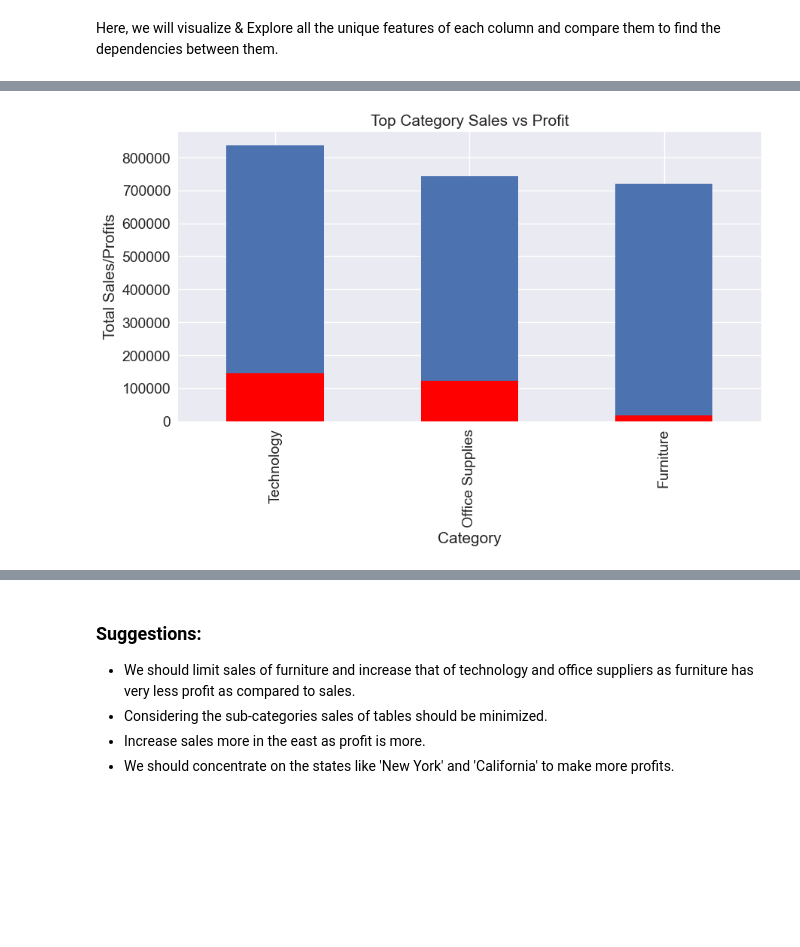
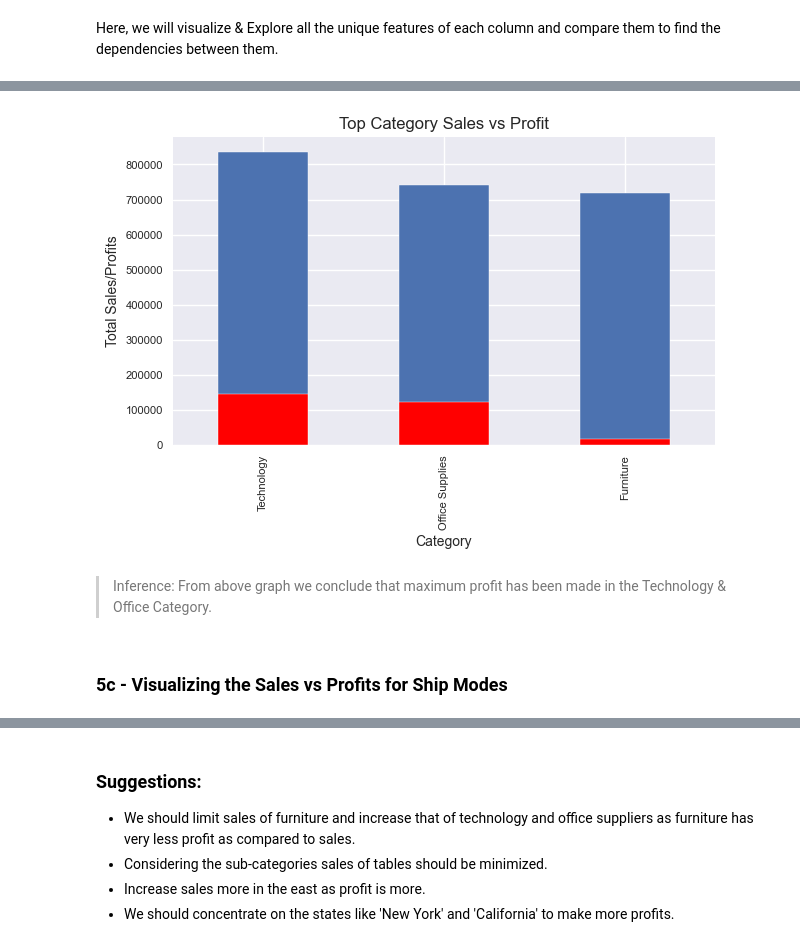
Before and after one commit to PranshuSingh256/Sparks-Foundation-Tasks, a Jupyter notebook: T3 Retail.ipynb, the cells around one changed output, grey strips where cells are left out. Drawn from its saved outputs; the diff is of its cells as text; code cells hidden in the pictures; blank space fills up the shorter version.

```diff
--- a/T3 Retail.ipynb
+++ b/T3 Retail.ipynb
@@ -206,16 +241,20 @@ plt.show()
 # %%
 # computing top categories in terms of sales from first 100 observations
 top_category_s = store_data.groupby("Category").Sales.sum().nlargest(n=100)
 # computing top categories in terms of profit from first 100 observations
 top_category_p = store_data.groupby("Category").Profit.sum().nlargest(n=100)
 
 # plotting to see it visually
 plt.style.use('seaborn')
-top_category_s.plot(kind = 'bar',figsize = (10,5),fontsize = 14)
-top_category_p.plot(kind = 'bar',figsize = (10,5),fontsize = 14,color='red')
-plt.xlabel('Category',fontsize = 15)
-plt.ylabel('Total Sales/Profits',fontsize = 15)
-plt.title("Top Category Sales vs Profit",fontsize = 15)
+top_category_s.plot(kind = 'bar',figsize = (7,4),fontsize = 8)
+top_category_p.plot(kind = 'bar',figsize = (7,4),fontsize = 8, color='red')
+plt.xlabel('Category',fontsize = 10)
+plt.ylabel('Total Sales/Profits',fontsize = 10)
+plt.title("Top Category Sales vs Profit",fontsize = 12)
 plt.show()
 # %% [output]
-[figure, old version]
+[figure, new version]
+# %% [markdown]
+> Inference: From above graph we conclude that maximum profit has been made in the Technology & Office Category.
+# %% [markdown]
+### 5c - Visualizing the Sales vs Profits for Ship Modes
```
Also changed, not shown: parts of 46 cells of this notebook.
